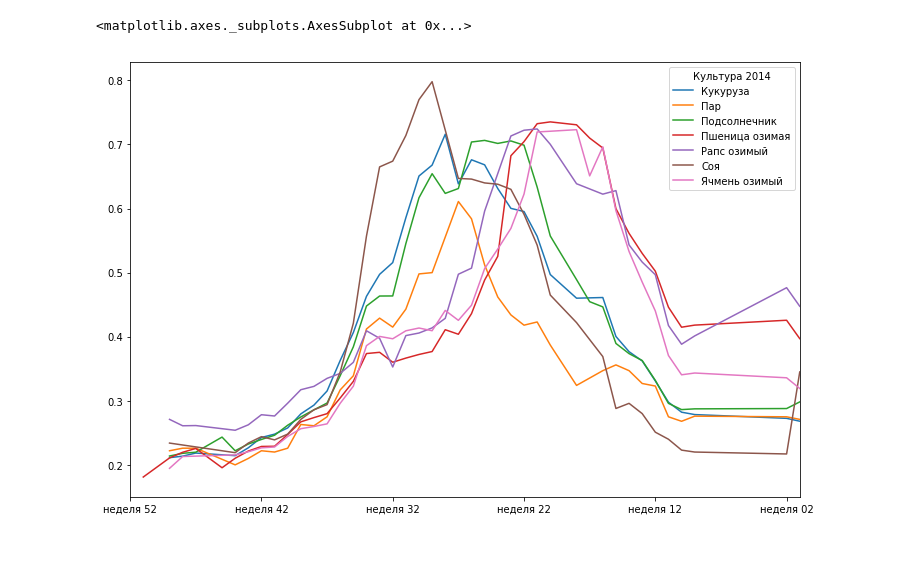
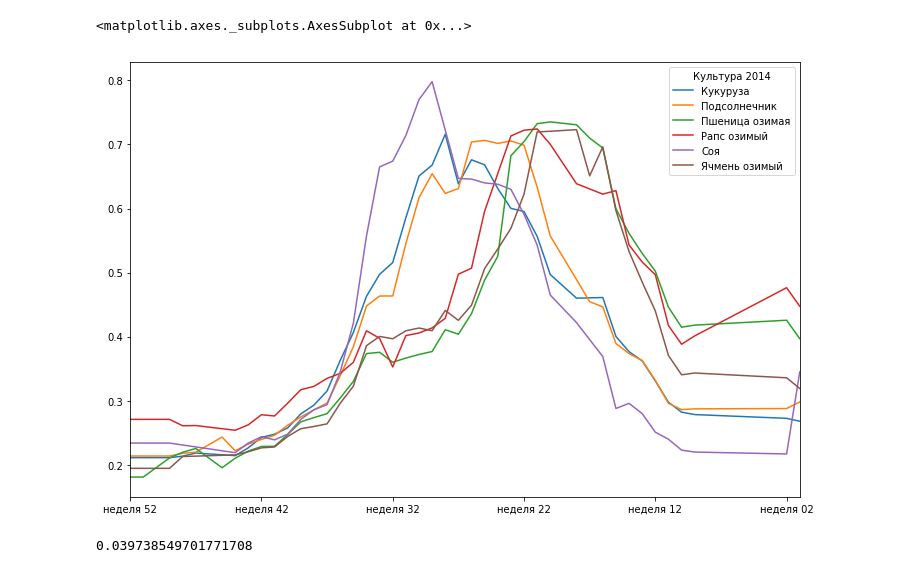
Before and after one commit to DFS-UCU/UkrainianAgriculture, a Jupyter notebook: notebooks/NDVI_normalized.ipynb, the cells around one changed output. Saved outputs shown, nothing was run; the diff lists cells and outputs as text; code cells hidden in the pictures.

```diff
--- a/notebooks/NDVI_normalized.ipynb
+++ b/notebooks/NDVI_normalized.ipynb
@@ -5,27 +5,47 @@ from scipy import stats
 import pandas as pd
 import matplotlib.pyplot as plt
 # %%
-FILE = '../Сводная вегетация.xlsx'
-SHEET = '2014'
+def get_year_data(year):
+    FILE = '../Сводная вегетация.xlsx'
+    SHEET = year
 
-df = pd.read_excel(FILE, sheetname=SHEET, header=1)
+    df = pd.read_excel(FILE, sheetname=SHEET, header=1)
 
-NDVI_COLUMNS = [col for col in df.columns if 'неделя' in col]
-CULTURE_COLUMN = 'Культура ' + SHEET
-YIELD_COLUMN = 'Урожайность, т./га.'
+    NDVI_COLUMNS = [col for col in df.columns if 'неделя' in col]
+    CULTURE_COLUMN = 'Культура ' + SHEET
+    YIELD_COLUMN = 'Урожайность, т./га.'
 
-df_cultures = df.groupby(df[CULTURE_COLUMN]).mean()
+    df_cultures = df.groupby(df[CULTURE_COLUMN]).mean()
+    df_cultures = df_cultures[df_cultures[YIELD_COLUMN].notnull()]
+    yield_by_culture = df_cultures[YIELD_COLUMN]
+    df_cultures = df_cultures[NDVI_COLUMNS]
+
+    df_cultures = df_cultures.apply(lambda x: x.interpolate(method='linear'), axis=1)
+    df_cultures = df_cultures.apply(lambda x: x.fillna(x[x.first_valid_index()]), axis=1)
+    df_cultures['yield'] = yield_by_culture#)#, on='index')
+    return df_cultures
-# %%
-dfc = df_cultures.copy()
-dfc = dfc[NDVI_COLUMNS]
-#dfc = dfc.loc['Кукуруза']
-
-#fig, axs = plt.subplots(1,2)
-
-#dfc.T.plot(ax=axs[0], figsize=(12,8))
-
-dfc = dfc.apply(lambda x: x.interpolate(method='linear'), axis=1)
-dfc.T.plot(figsize=(12,8))#ax=axs[1])
-# %% [output]
-<matplotlib.axes._subplots.AxesSubplot at 0x...>
-[figure, removed]
+# %%
+dfc14 = get_year_data('2014')
+dfc14.drop('yield', axis=1, inplace=True)
+dfc14.T.plot(figsize=(12,8))
+# %% [output]
+<matplotlib.axes._subplots.AxesSubplot at 0x...>
+[figure, added]
+# %%
+from sklearn import svm
+from sklearn import metrics
+dfc14 = get_year_data('2014')
+y = dfc14['yield']
+X = dfc14.drop('yield', axis=1).as_matrix()
+
+dfc15 = get_year_data('2015')
+y_train = dfc15['yield']
+X_train = dfc15.drop('yield', axis=1).as_matrix()
+
+model = svm.SVR()
+model.fit(X, y)
+pred = model.predict(dfc15.drop('yield', axis=1).as_matrix())
+model.score(X, y)#accuracy_score(y_train.as_matrix(), pred)
+# y_train.as_matrix()
+# %% [output]
+0.039738549701771708
```
